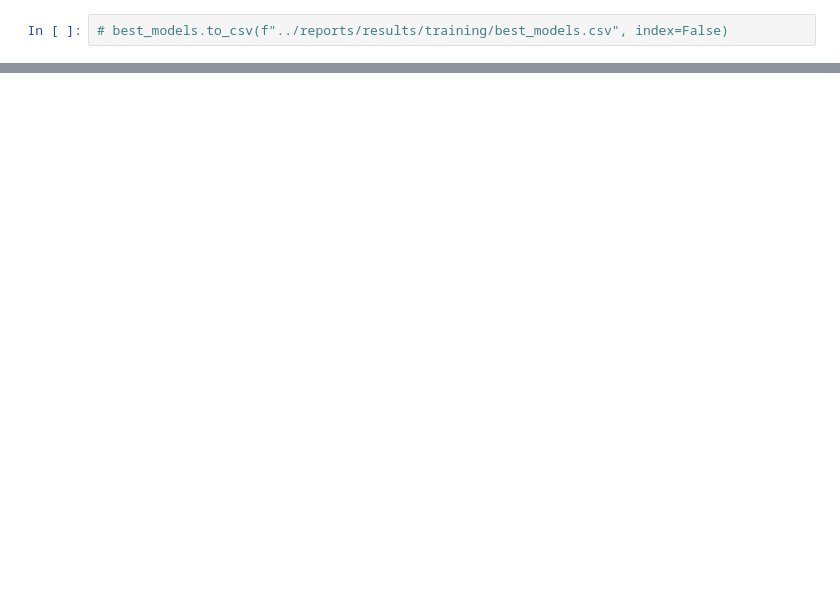
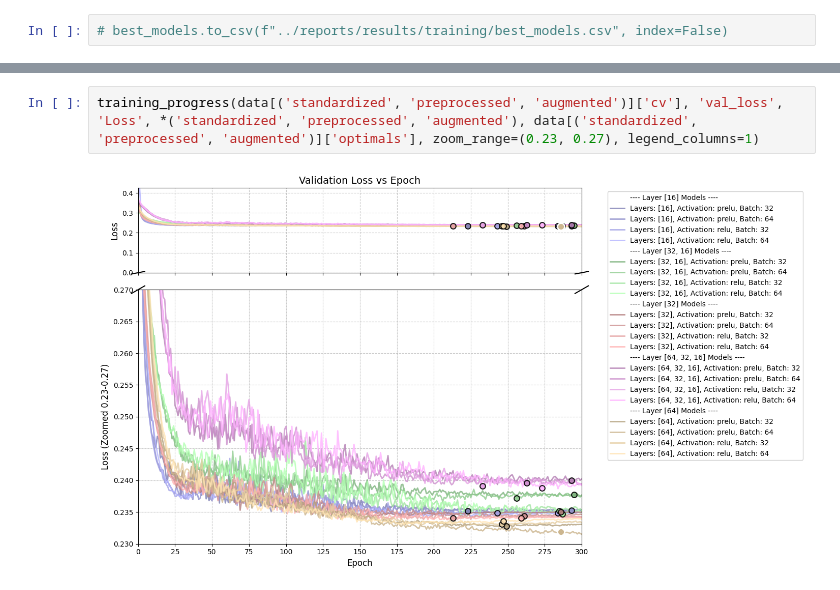
Before and after one commit to woaine/calcifer, a Jupyter notebook: notebooks/mda.ipynb, the cells around one changed output, grey strips where cells are left out. Drawn from its saved outputs; the diff is of its cells as text; blank space fills up the shorter version.

```diff
--- a/notebooks/mda.ipynb
+++ b/notebooks/mda.ipynb
@@ -138,0 +193,4 @@ best_models
+# %%
+training_progress(data[('standardized', 'preprocessed', 'augmented')]['cv'], 'val_loss', 'Loss', *('standardized', 'preprocessed', 'augmented'), data[('standardized', 'preprocessed', 'augmented')]['optimals'], zoom_range=(0.23, 0.27), legend_columns=1)
+# %% [output]
+[figure, added]
```
Also changed, not shown: parts of 14 cells of this notebook.
